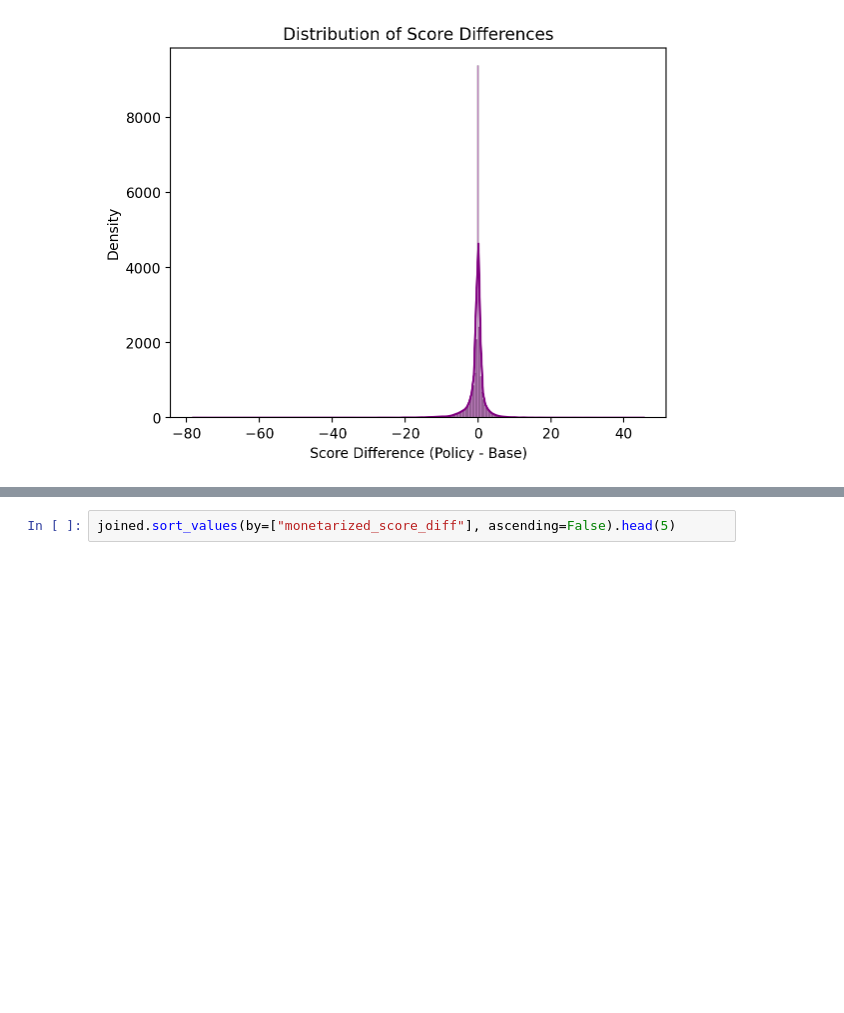
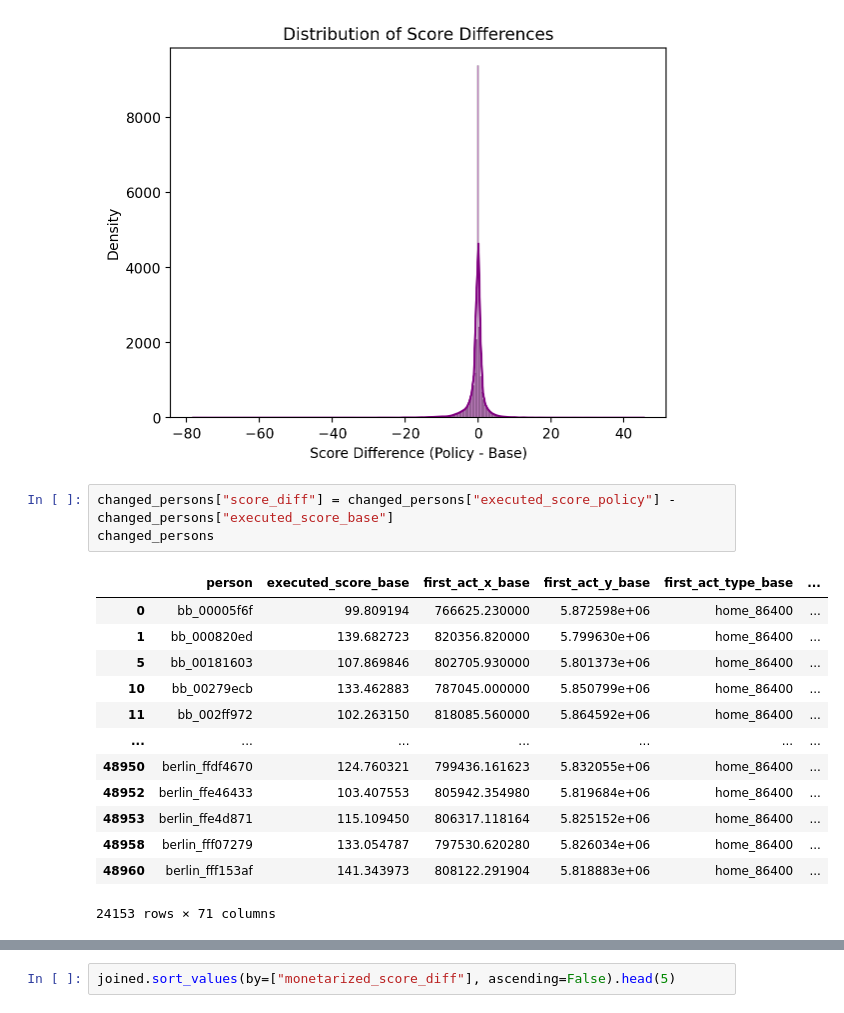
Before and after one commit to matsim-scenarios/matsim-berlin, a Jupyter notebook: src/main/python/analysis/person.ipynb, the cells around one changed output, grey strips where cells are left out. Cells and saved outputs as stored; diff of their text form; blank space fills up the shorter version.

```diff
--- a/src/main/python/analysis/person.ipynb
+++ b/src/main/python/analysis/person.ipynb
@@ -111,6 +111,23 @@ plt.title("Distribution of Score Differences")
 plt.show()
 # %% [output]
 [figure]
+# %%
+changed_persons["score_diff"] = changed_persons["executed_score_policy"] - changed_persons["executed_score_base"]
+changed_persons
+# %% [output]
+|  | person | executed_score_base | first_act_x_base | first_act_y_base | first_act_type_base | ... |
+| 0 | bb_00005f6f | 99.809194 | 766625.230000 | 5.872598e+06 | home_86400 | ... |
+| 1 | bb_000820ed | 139.682723 | 820356.820000 | 5.799630e+06 | home_86400 | ... |
+| 5 | bb_00181603 | 107.869846 | 802705.930000 | 5.801373e+06 | home_86400 | ... |
+| 10 | bb_00279ecb | 133.462883 | 787045.000000 | 5.850799e+06 | home_86400 | ... |
+| 11 | bb_002ff972 | 102.263150 | 818085.560000 | 5.864592e+06 | home_86400 | ... |
+| ... | ... | ... | ... | ... | ... | ... |
+| 48950 | berlin_ffdf4670 | 124.760321 | 799436.161623 | 5.832055e+06 | home_86400 | ... |
+| 48952 | berlin_ffe46433 | 103.407553 | 805942.354980 | 5.819684e+06 | home_86400 | ... |
+| 48953 | berlin_ffe4d871 | 115.109450 | 806317.118164 | 5.825152e+06 | home_86400 | ... |
+| 48958 | berlin_fff07279 | 133.054787 | 797530.620280 | 5.826034e+06 | home_86400 | ... |
+| 48960 | berlin_fff153af | 141.343973 | 808122.291904 | 5.818883e+06 | home_86400 | ... |
+24153 rows × 71 columns
 # %%
 # do a facet plot: for each economic_status plot the distribution of score differences
 sns.displot(data=changed_persons, x="monetarized_score_diff", col="economic_status_base", color="cyan", kde=True)
```
Also changed, not shown: parts of 2 cells of this notebook, 8 other files.
